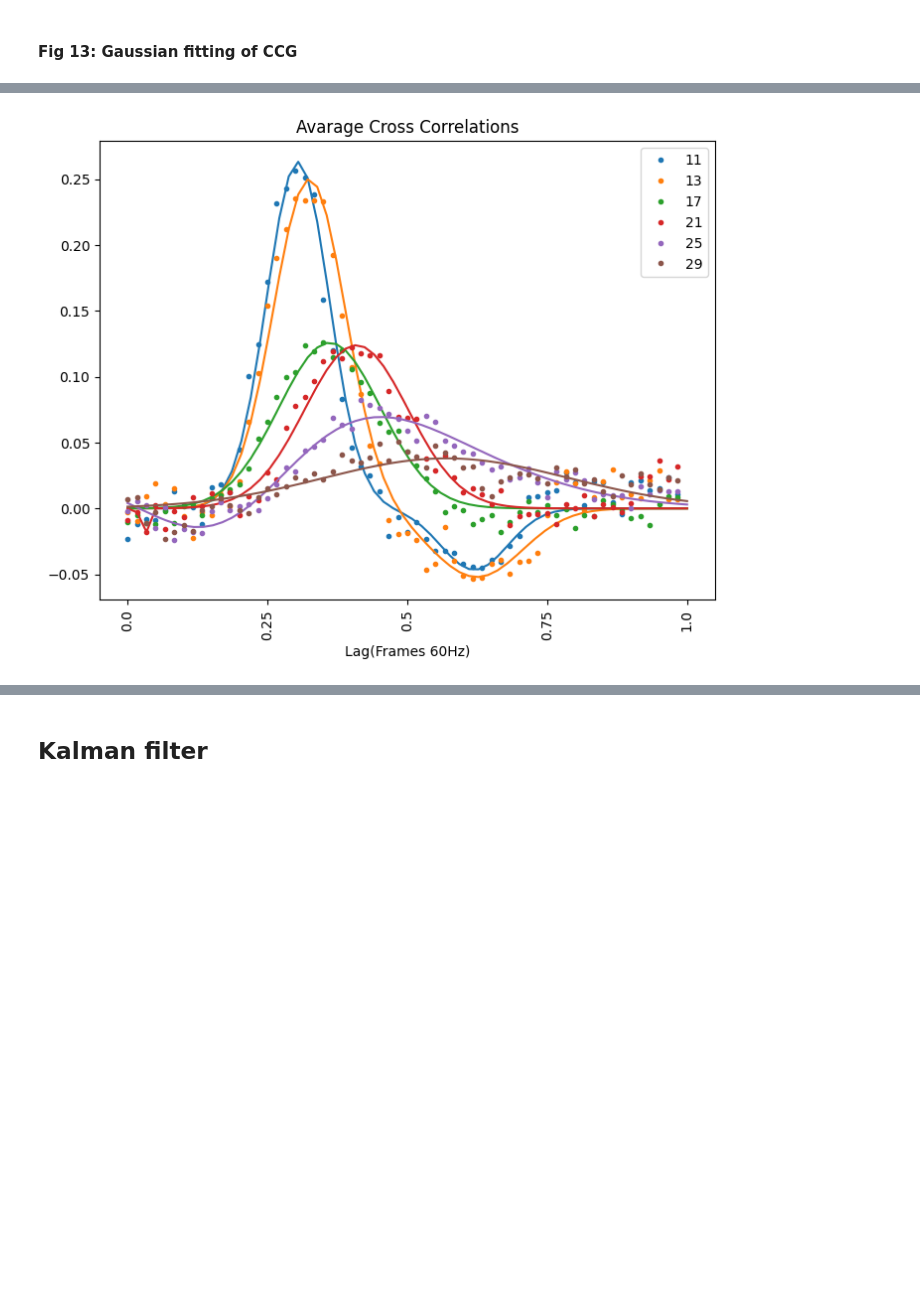
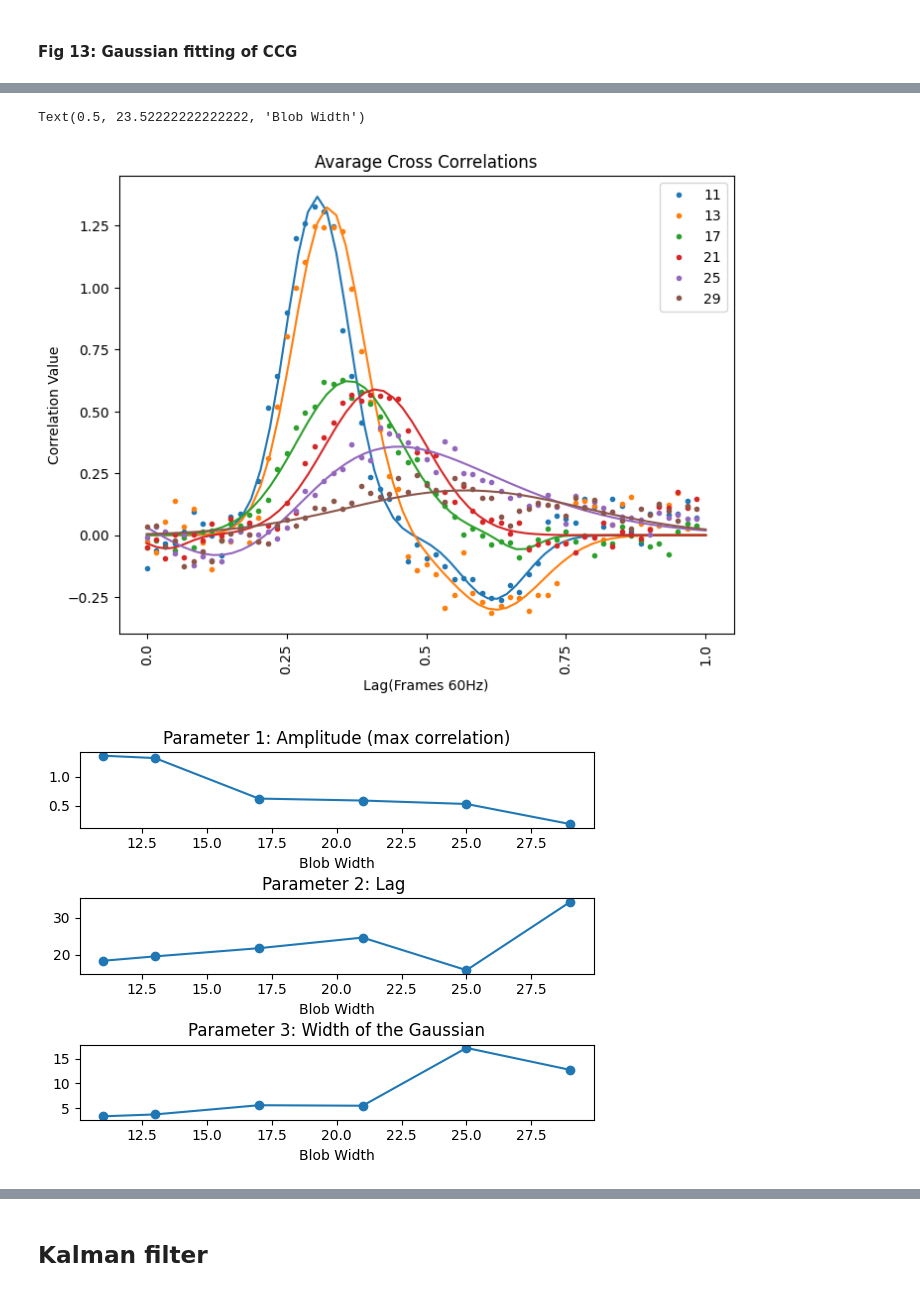
Before and after one commit to omeryildiran/Guido-Pascal-Omer-continuous-psychophysics, a Jupyter notebook: analysis_primier.ipynb, the cells around one changed output, grey strips where cells are left out. Cells and saved outputs as stored; diff of their text form; code cells hidden in the pictures; blank space fills up the shorter version.

```diff
--- a/analysis_primier.ipynb
+++ b/analysis_primier.ipynb
@@ -135,8 +121,12 @@ for blob_width in range(len(blob_widths)):
         X=tmp_trial['response'] # bonnen data
         #Y=tmp_trial['blob_x']
         Y=tmp_trial['target'] # bonnen data
-        X=(X-np.min(X))/(np.max(X)-np.min(X))*2-1        # normalize X
-        Y=(Y-np.min(Y))/(np.max(Y)-np.min(Y))*2-1        # normalize Y
+        #X=(X-np.min(X))/(np.max(X)-np.min(X))*2-1        # normalize X
+        # iinstad of normalizing take zscore
+        X=(X-np.mean(X))/np.std(X)
+
+        #Y=(Y-np.min(Y))/(np.max(Y)-np.min(Y))*2-1        # normalize Y
+        Y= (Y-np.mean(Y))/np.std(Y)
         ccg_single_trial= np.correlate(np.diff(X), np.diff(Y), 'full')
         #ccg_single_trial = np.correlate(X, Y, 'full') # bonnen data
         ccg_single_trials.append(ccg_single_trial)
@@ -283,0 +295,11 @@ xdata=np.tile(xdata, nTrialPerSigma)
+# %%
+tmp_blob=single_blob_selector(sigma=11)
+for i in range(nTrialPerSigma):
+    target_positions=tmp_blob[i][1]['target']
+    response_positions=tmp_blob[i][1]['response']
+# Create a list of target positions
+target_positions_list = [trial[1]['target'] for trial in tmp_blob]
+
+# Convert the list to a numpy array
+target_positions_matrix = np.array(target_positions_list)
+target_positions_matrix.shape[0]
@@ -329,6 +340,8 @@ Text(0, 0.5, 'Cross Correlation')
 colors = ["#1f77b4", "#ff7f0e", "#2ca02c", "#d62728", "#9467bd", "#8c564b"]
 # plot avarage cross correlation for trials with the same sigma value
 plt.figure(figsize=(8, 6))
+popt_list=[]
+pcov_list=[]
 for i,bw in enumerate(blob_widths):
 # plot corss-correlation for a single trial
    color=np.random.rand(3,)   #random color selector
@@ -347,40 +360,59 @@ for i,bw in enumerate(blob_widths):
    xdata= np.linspace(0, len(ydata), len(ydata))
    ydata=ccg[mid_point:mid_point+steps]
 
    # Set up the plot
    plt.plot(ccg[mid_point:mid_point+steps],'o', label=bw, markersize=3, color=colors[i])
    plt.legend()
    # set x axis ticks from 0 to 60 with ticks at every 20 units
    x=np.linspace(0, frameRate*time_lag, 5)
    labels=np.linspace(0, time_lag, len(x))
    plt.xticks(x, labels, rotation='vertical')
    plt.title('Avarage Cross Correlations')
 
    # calculate highest correlation
    max_corr=np.max(ccg[mid_point-steps:mid_point+steps])
    max_corr_index=np.argmax(ccg[mid_point-steps:mid_point+steps])
    """ Gaussian fit """
    ydata=ccg[mid_point:mid_point+steps]
    initial_guesses=[]
    initial_guesses.append(np.max(ydata))
    initial_guesses.append(np.argmax(ydata))
    initial_guesses.append(np.std(ydata)*10)
    initial_guesses.append(np.min(ydata))
    initial_guesses.append(np.argmin(ydata))
    initial_guesses.append(np.std(ydata)*10)
 
-   if i>=-1:
-
-      popt, pcov = curve_fit(double_gaussian, xdata, ydata,p0=initial_guesses )
-      yfit=double_gaussian(xdata, *popt)
-
-   else:
-      #ydata=np.exp(ydata)
-      popt, pcov = curve_fit(gaussian, xdata, ydata)
-      yfit=gaussian(xdata, *popt)
+   popt, pcov = curve_fit(double_gaussian, xdata, ydata,p0=initial_guesses )
+   yfit=double_gaussian(xdata, *popt)
    plt.plot(xdata, yfit,color=colors[i])
 
    plt.xlabel('Lag(Frames 60Hz)')
+   plt.ylabel('Correlation Value')
+
+   # save the parameters of the fit for each blob width
+   popt_list.append(popt)
+   pcov_list.append(pcov)
+
+
    #plt.show()
+
+# Create 2x3 sub plots
+fig, axs = plt.subplots(3, 1)
+fig.tight_layout(pad=3.0)
+# Subplot 1: Plot the first parameter values for each blob width
+axs[0].plot(blob_widths, [popt[0] for popt in popt_list], 'o-')
+axs[0].set_title('Parameter 1: Amplitude (max correlation)')
+axs[0].set_xlabel('Blob Width')
+# Subplot 2: Plot the second parameter values for each blob width
+axs[1].plot(blob_widths, [popt[1] for popt in popt_list], 'o-')
+axs[1].set_title('Parameter 2: Lag ')
+axs[1].set_xlabel('Blob Width')
+
+# Subplot 3: Plot the third parameter values for each blob width
+axs[2].plot(blob_widths, [popt[2] for popt in popt_list], 'o-')
+axs[2].set_title('Parameter 3: Width of the Gaussian')
+axs[2].set_xlabel('Blob Width')
 # %% [output]
+Text(0.5, 23.52222222222222, 'Blob Width')
-[figure, old version]
+[figure, new version]
+[figure, added]
```
Also changed, not shown: parts of 31 cells of this notebook.
